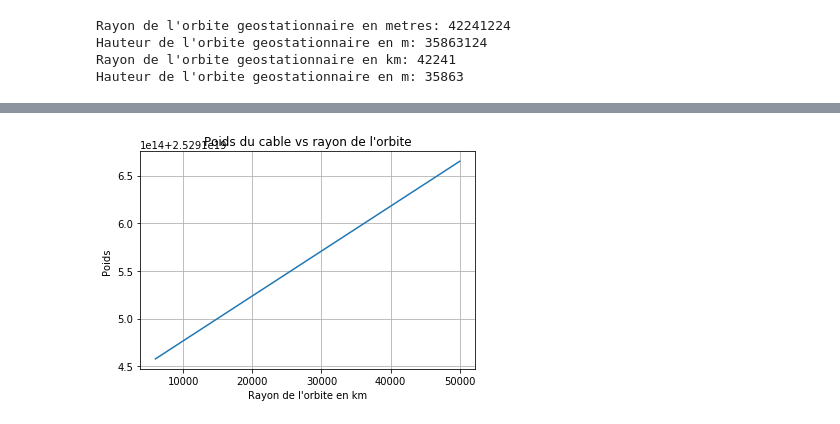
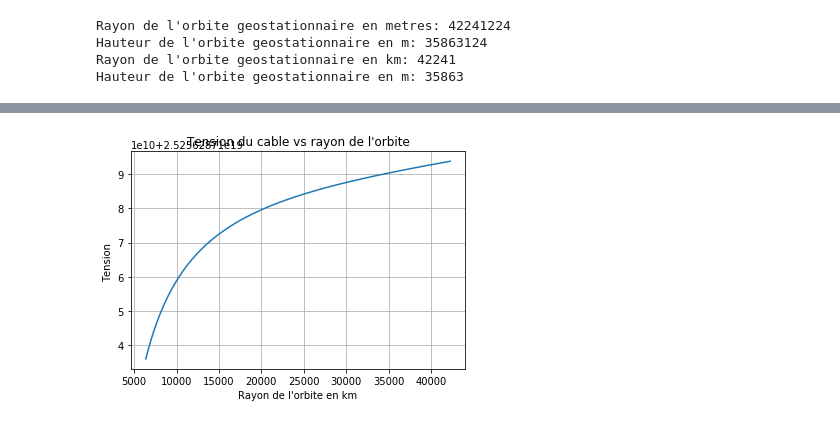
Before and after one commit to christophe-bonnefoy/TPE-SRR-2018, a Jupyter notebook: TPE-Ascenseur-Spatial.ipynb, the cells around one changed output, grey strips where cells are left out. Cells and saved outputs as stored; diff of their text form; code cells hidden in the pictures.

```diff
--- a/TPE-Ascenseur-Spatial.ipynb
+++ b/TPE-Ascenseur-Spatial.ipynb
@@ -75,15 +105,15 @@ Le poids du cable augmente
 # %%
-r_km = np.arange(6000, 50000, 1)
+r_km = np.arange(6378, 42241, 1)
 
-poids_cable = G*M*( Rg*3/2 - 1/r_km + (r_km^2)/(2*Rg^3))
+Tension_cable = G*M*( Rg*3/2 - 1/r_km + (r_km**2)/(2*Rg**3))
 
-plt.plot(r_km, poids_cable)
+plt.plot(r_km, Tension_cable)
 
 plt.xlabel("Rayon de l'orbite en km")
-plt.ylabel("Poids ")
+plt.ylabel("Tension ")
 plt.grid()
-plt.title("Poids du cable vs rayon de l'orbite")
+plt.title("Tension du cable vs rayon de l'orbite")
 
 plt.show()
 # %% [output]
-[figure, old version]
+[figure, new version]
```
Also changed, not shown: parts of 12 cells of this notebook.
